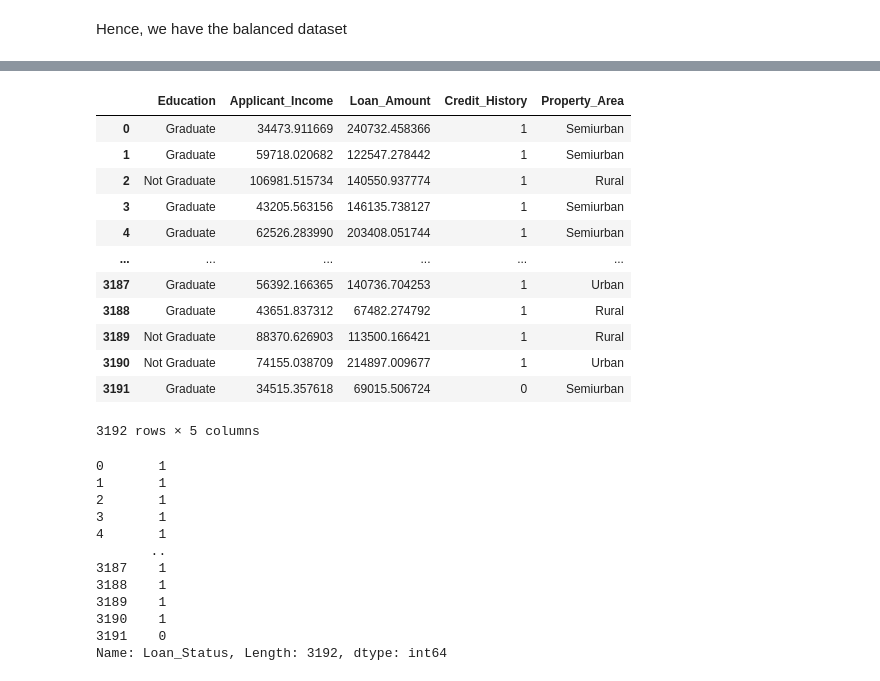
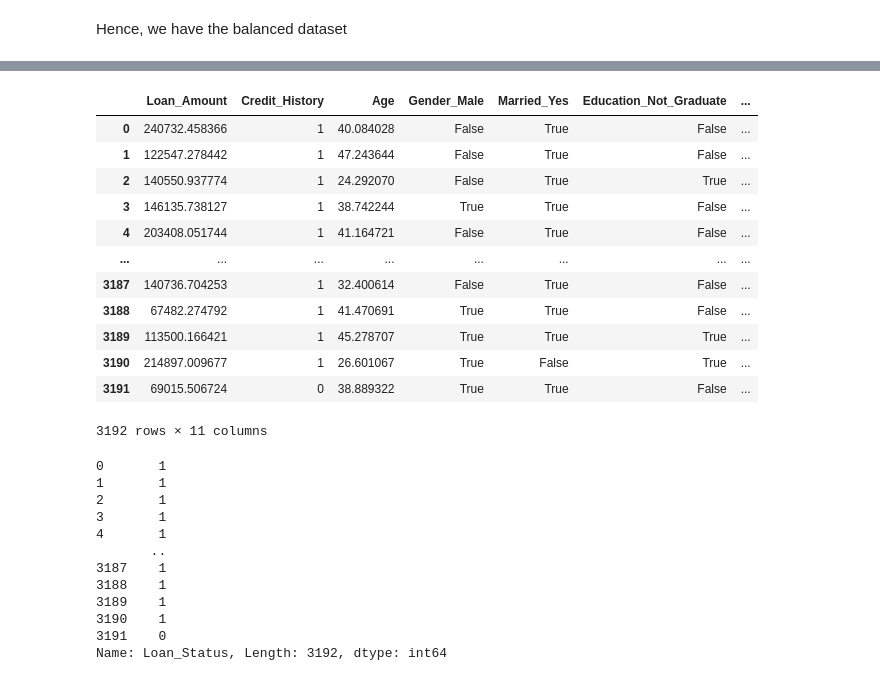
Before and after one commit to Learningsabd/loan-approval-prediction, a Jupyter notebook: Loan_Approval_Prediction.ipynb, the cells around one changed output, grey strips where cells are left out. Saved outputs shown, nothing was run; the diff lists cells and outputs as text; code cells hidden in the pictures.

```diff
--- a/Loan_Approval_Prediction.ipynb
+++ b/Loan_Approval_Prediction.ipynb
@@ -210,0 +212,6 @@ Here there are 3192 samples with 14 features. Looking at the data, I can see tha
+# %%
+cols_to_encode = ['Gender', 'Married', 'Education', 'Self_Employed', 'Property_Area']
+
+dataset = pd.get_dummies(dataset, columns=cols_to_encode, drop_first=True)
+# %%
+dataset['Total_Income'] = dataset['Applicant_Income'] + dataset['Coapplicant_Income']
@@ -211,20 +241,20 @@ Here there are 3192 samples with 14 features. Looking at the data, I can see tha
 # %%
-X = dataset[['Education','Applicant_Income','Loan_Amount','Credit_History','Property_Area']]
+X = dataset.drop(['Loan_ID','Dependents','Applicant_Income','Coapplicant_Income','Loan_Term','Loan_Status'], axis = 1)
 X
 # %% [output]
-|  | Education | Applicant_Income | Loan_Amount | Credit_History | Property_Area |
-| 0 | Graduate | 34473.911669 | 240732.458366 | 1 | Semiurban |
-| 1 | Graduate | 59718.020682 | 122547.278442 | 1 | Semiurban |
-| 2 | Not Graduate | 106981.515734 | 140550.937774 | 1 | Rural |
-| 3 | Graduate | 43205.563156 | 146135.738127 | 1 | Semiurban |
-| 4 | Graduate | 62526.283990 | 203408.051744 | 1 | Semiurban |
-| ... | ... | ... | ... | ... | ... |
-| 3187 | Graduate | 56392.166365 | 140736.704253 | 1 | Urban |
-| 3188 | Graduate | 43651.837312 | 67482.274792 | 1 | Rural |
-| 3189 | Not Graduate | 88370.626903 | 113500.166421 | 1 | Rural |
-| 3190 | Not Graduate | 74155.038709 | 214897.009677 | 1 | Urban |
-| 3191 | Graduate | 34515.357618 | 69015.506724 | 0 | Semiurban |
+|  | Loan_Amount | Credit_History | Age | Gender_Male | Married_Yes | Education_Not_Graduate | ... |
+| 0 | 240732.458366 | 1 | 40.084028 | False | True | False | ... |
+| 1 | 122547.278442 | 1 | 47.243644 | False | True | False | ... |
+| 2 | 140550.937774 | 1 | 24.292070 | False | True | True | ... |
+| 3 | 146135.738127 | 1 | 38.742244 | True | True | False | ... |
+| 4 | 203408.051744 | 1 | 41.164721 | False | True | False | ... |
+| ... | ... | ... | ... | ... | ... | ... | ... |
+| 3187 | 140736.704253 | 1 | 32.400614 | False | True | False | ... |
+| 3188 | 67482.274792 | 1 | 41.470691 | True | True | False | ... |
+| 3189 | 113500.166421 | 1 | 45.278707 | True | True | True | ... |
+| 3190 | 214897.009677 | 1 | 26.601067 | True | False | True | ... |
+| 3191 | 69015.506724 | 0 | 38.889322 | True | True | False | ... |
-3192 rows × 5 columns
+3192 rows × 11 columns
 # %%
 y = dataset['Loan_Status']
 y.map({'Approved' : 1, 'Rejected' : 0}).astype(int)
```
Also changed, not shown: parts of 16 cells of this notebook.
